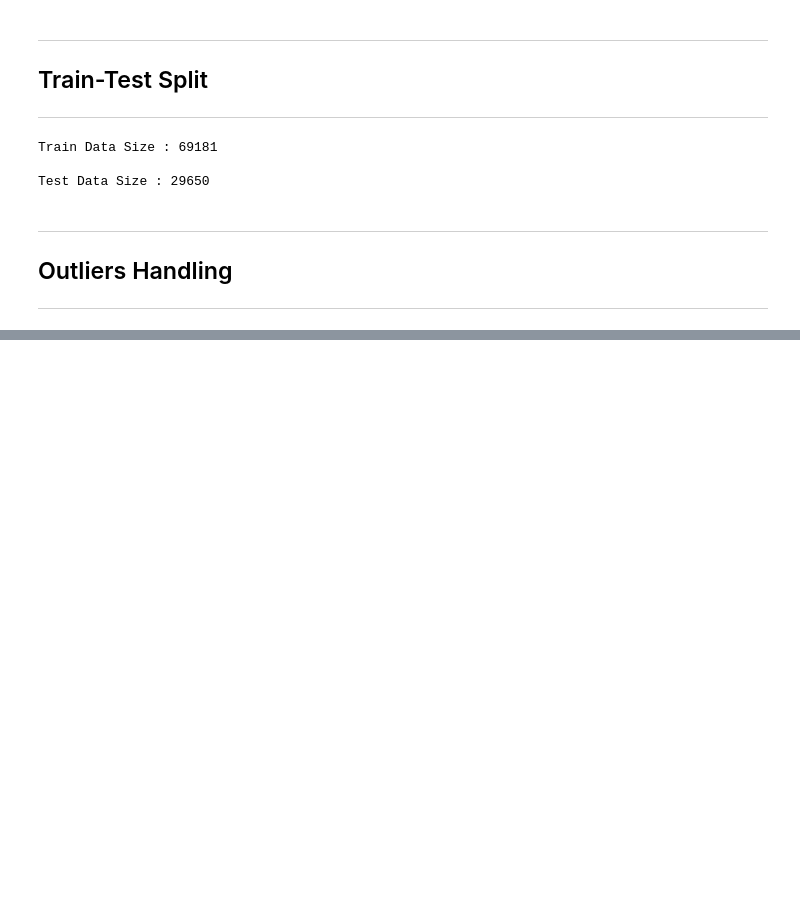
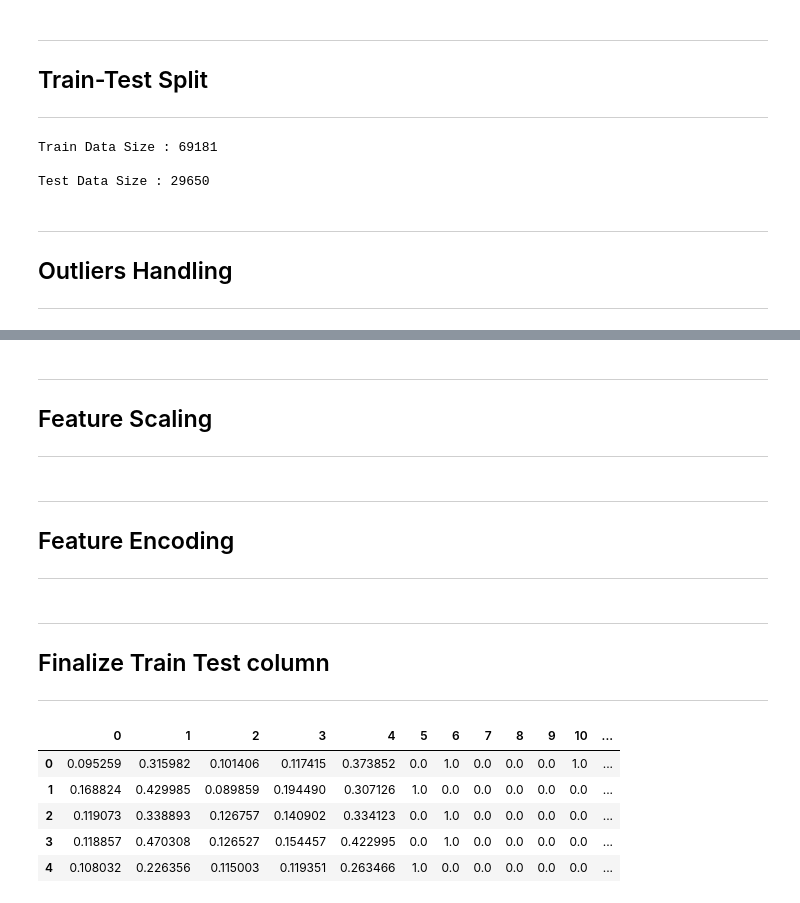
Before and after one commit to FTDS-assignment-bay/p2-final-project-ftds-051-rmt-group-001, a Jupyter notebook: Predict/DS_Model.ipynb, the cells around one changed output, grey strips where cells are left out. Cells and saved outputs as stored; diff of their text form; code cells hidden in the pictures; blank space fills up the shorter version.

Commit message:
Feat : Done Scaling & Encoding

```diff
--- a/Predict/DS_Model.ipynb
+++ b/Predict/DS_Model.ipynb
@@ -490,0 +586,8 @@ None
+# %%
+X_train_num = X_train[num_col_fin]
+X_train_cat = X_train[cat_col_fin]
+
+X_test_num = X_test[num_col_fin]
+X_test_cat = X_test[cat_col_fin]
+
+X_train_num.head()
@@ -490,0 +610,42 @@ None
+# %% [markdown]
+---
+## Feature Scaling
+
+---
+# %%
+# min max scaler
+scaler = MinMaxScaler()
+scaler.fit(X_train_num)
+
+X_train_num_scaled = scaler.transform(X_train_num)
+X_test_num_scaled = scaler.transform(X_test_num)
+# %% [markdown]
+---
+## Feature Encoding
+
+---
+# %%
+# One hot Encoder untuk kolom kategorikal
+encoder = OneHotEncoder(sparse_output=False)
+X_train_cat_final = encoder.fit_transform(X_train_cat)
+X_test_cat_final = encoder.transform(X_test_cat)
+# %% [markdown]
+---
+## Finalize Train Test column
+
+---
+# %%
+# Menggabungkan data kategori dan angka
+X_train_final = np.concatenate([X_train_num_scaled, X_train_cat_final], axis=1)
+X_test_final = np.concatenate([X_test_num_scaled, X_test_cat_final], axis=1)
+# %%
+X_train_final_df = pd.DataFrame(X_train_final)
+
+X_train_final_df.head()
+# %% [output]
+|  | 0 | 1 | 2 | 3 | 4 | 5 | 6 | 7 | 8 | 9 | 10 | ... |
+| 0 | 0.095259 | 0.315982 | 0.101406 | 0.117415 | 0.373852 | 0.0 | 1.0 | 0.0 | 0.0 | 0.0 | 1.0 | ... |
+| 1 | 0.168824 | 0.429985 | 0.089859 | 0.194490 | 0.307126 | 1.0 | 0.0 | 0.0 | 0.0 | 0.0 | 0.0 | ... |
+| 2 | 0.119073 | 0.338893 | 0.126757 | 0.140902 | 0.334123 | 0.0 | 1.0 | 0.0 | 0.0 | 0.0 | 0.0 | ... |
+| 3 | 0.118857 | 0.470308 | 0.126527 | 0.154457 | 0.422995 | 0.0 | 1.0 | 0.0 | 0.0 | 0.0 | 0.0 | ... |
+| 4 | 0.108032 | 0.226356 | 0.115003 | 0.119351 | 0.263466 | 1.0 | 0.0 | 0.0 | 0.0 | 0.0 | 0.0 | ... |
```
Also changed, not shown: parts of 27 cells of this notebook.
